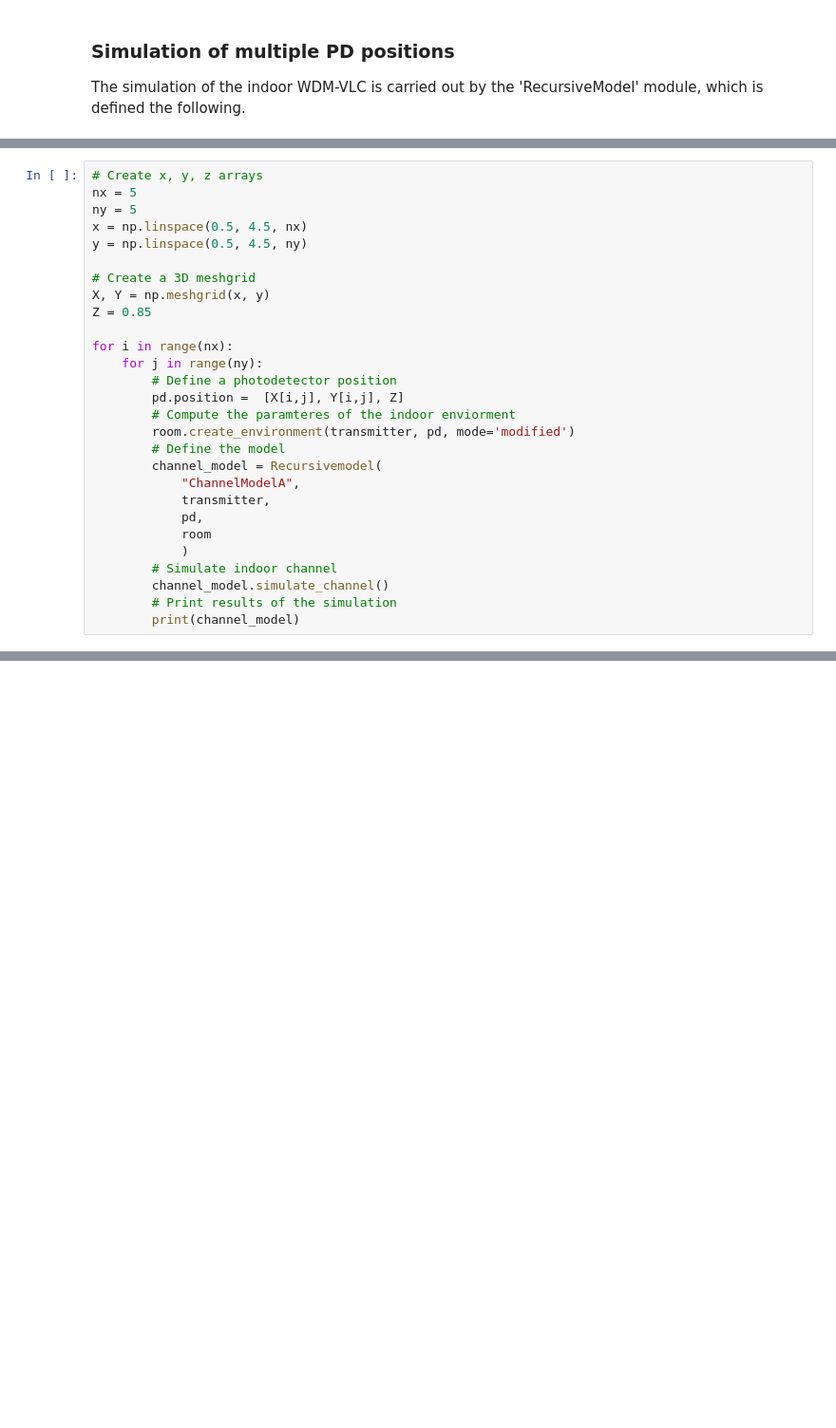
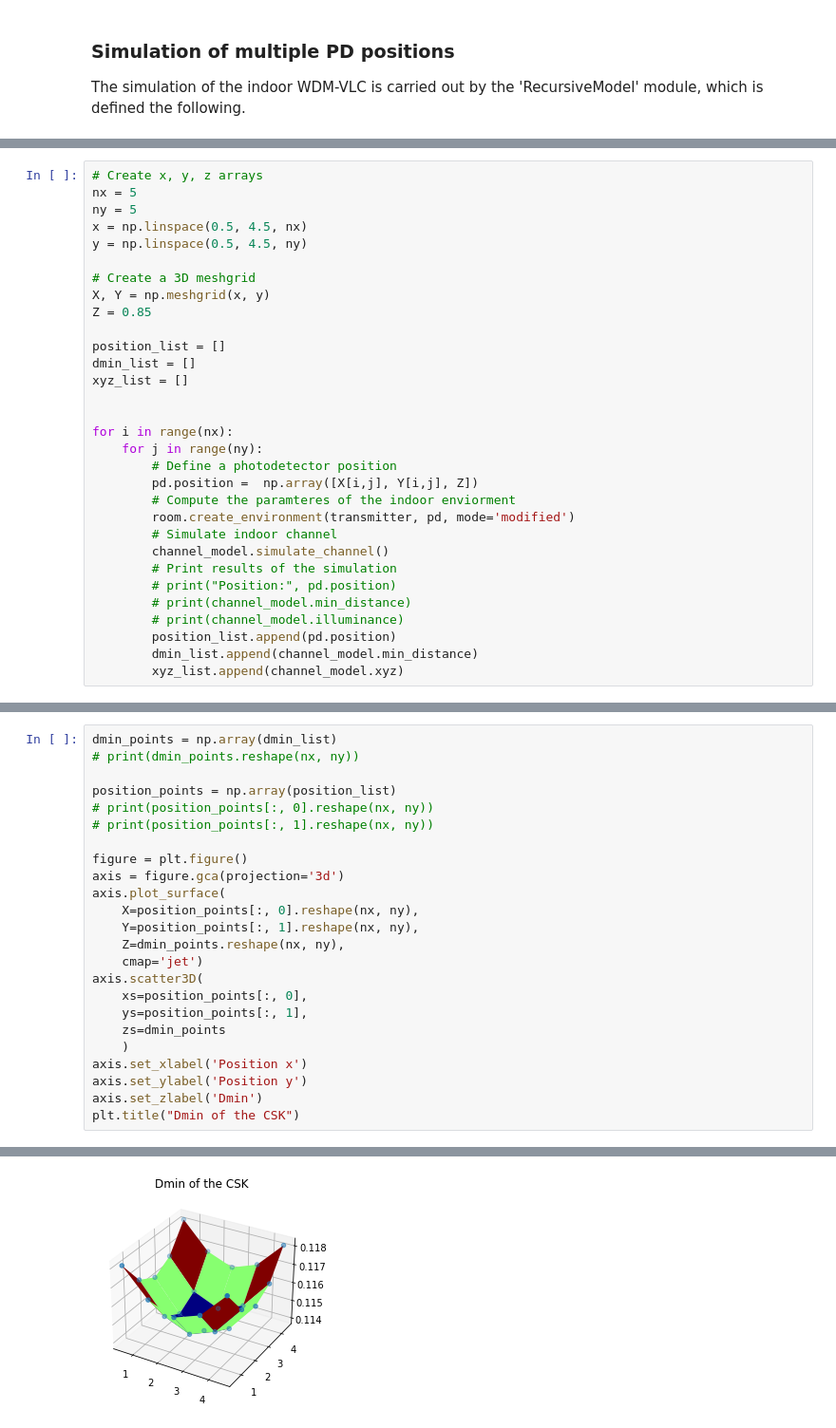
Before and after one commit to jufgutierrezgo/csk-optimization, a Jupyter notebook: source/characterization.ipynb, the cells around one changed output, grey strips where cells are left out. Shown at 95% size. Saved outputs shown, nothing was run; the diff lists cells and outputs as text; blank space fills up the shorter version.

Commit message:
Characterization 81-points added

```diff
--- a/source/characterization.ipynb
+++ b/source/characterization.ipynb
@@ -140,21 +137,24 @@ y = np.linspace(0.5, 4.5, ny)
 X, Y = np.meshgrid(x, y)
 Z = 0.85
 
+position_list = []
+dmin_list = []
+xyz_list = []
+
+
 for i in range(nx):
     for j in range(ny):
         # Define a photodetector position
-        pd.position =  [X[i,j], Y[i,j], Z]
+        pd.position =  np.array([X[i,j], Y[i,j], Z])
         # Compute the paramteres of the indoor enviorment
         room.create_environment(transmitter, pd, mode='modified')
-        # Define the model
-        channel_model = Recursivemodel(
-            "ChannelModelA",
-            transmitter,
-            pd,
-            room
-            )
         # Simulate indoor channel
         channel_model.simulate_channel()
         # Print results of the simulation
-        print(channel_model)
+        # print("Position:", pd.position)
+        # print(channel_model.min_distance)
+        # print(channel_model.illuminance)
+        position_list.append(pd.position)
+        dmin_list.append(channel_model.min_distance)
+        xyz_list.append(channel_model.xyz)
 # %% [output]
@@ -177,0 +180,25 @@ for i in range(nx):
+# %%
+dmin_points = np.array(dmin_list)
+# print(dmin_points.reshape(nx, ny))
+
+position_points = np.array(position_list)
+# print(position_points[:, 0].reshape(nx, ny))
+# print(position_points[:, 1].reshape(nx, ny))
+
+figure = plt.figure()
+axis = figure.gca(projection='3d')
+axis.plot_surface(
+    X=position_points[:, 0].reshape(nx, ny),
+    Y=position_points[:, 1].reshape(nx, ny),
+    Z=dmin_points.reshape(nx, ny),
+    cmap='jet')
+axis.scatter3D(
+    xs=position_points[:, 0],
+    ys=position_points[:, 1],
+    zs=dmin_points
+    )
+axis.set_xlabel('Position x')
+axis.set_ylabel('Position y')
+axis.set_zlabel('Dmin')
+plt.title("Dmin of the CSK")
+# %% [output]
@@ -177,0 +211 @@ for i in range(nx):
+[figure, added]
```
Also changed, not shown: parts of 12 cells of this notebook.
